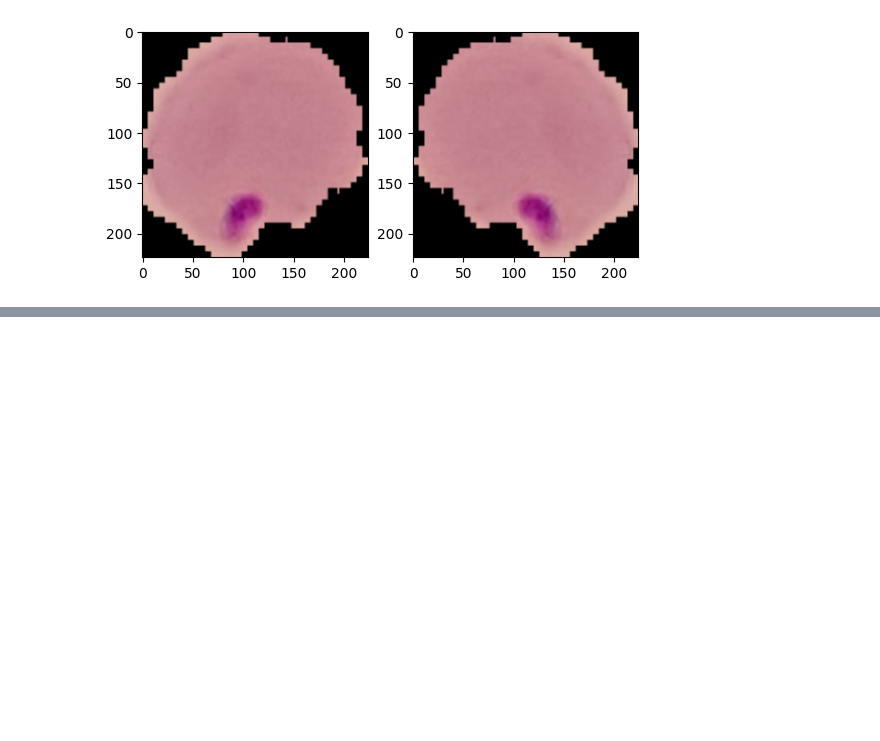
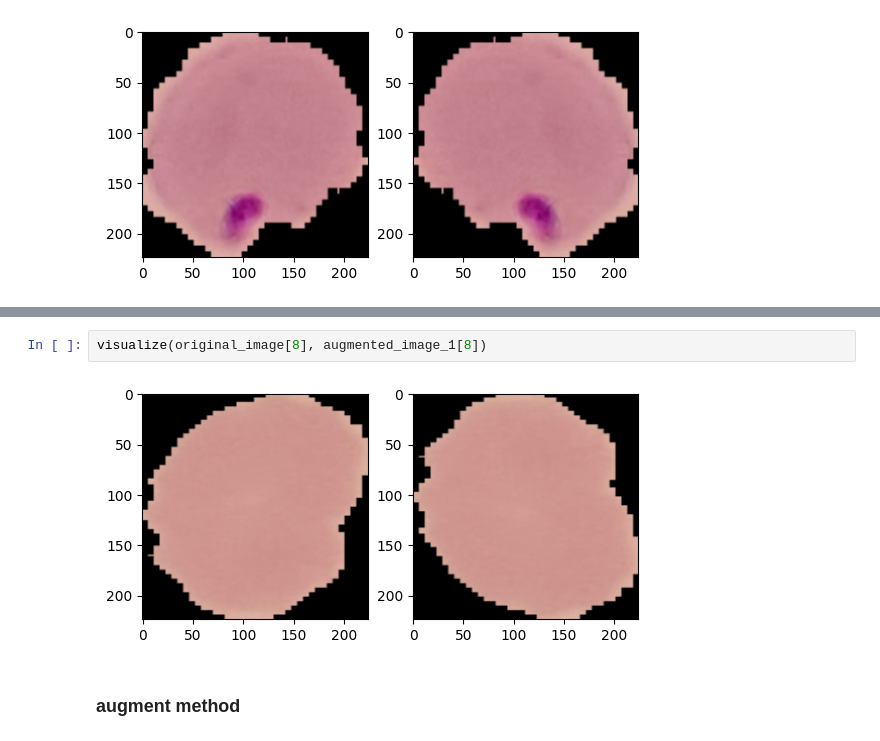
Before and after one commit to mirpouya/TensorFlow-Tutorial, a Jupyter notebook: Data_Augmentation.ipynb, the cells around one changed output, grey strips where cells are left out. Saved outputs shown, nothing was run; the diff lists cells and outputs as text; blank space fills up the shorter version.

```diff
--- a/Data_Augmentation.ipynb
+++ b/Data_Augmentation.ipynb
@@ -96,0 +103,6 @@ visualize(original_image[3], augmented_image[3])
+# %%
+visualize(original_image[8], augmented_image_1[8])
+# %% [output]
+[figure, added]
+# %% [markdown]
+<h3> <b> augment method </b> </h3>
```
Also changed, not shown: parts of 10 cells of this notebook.
